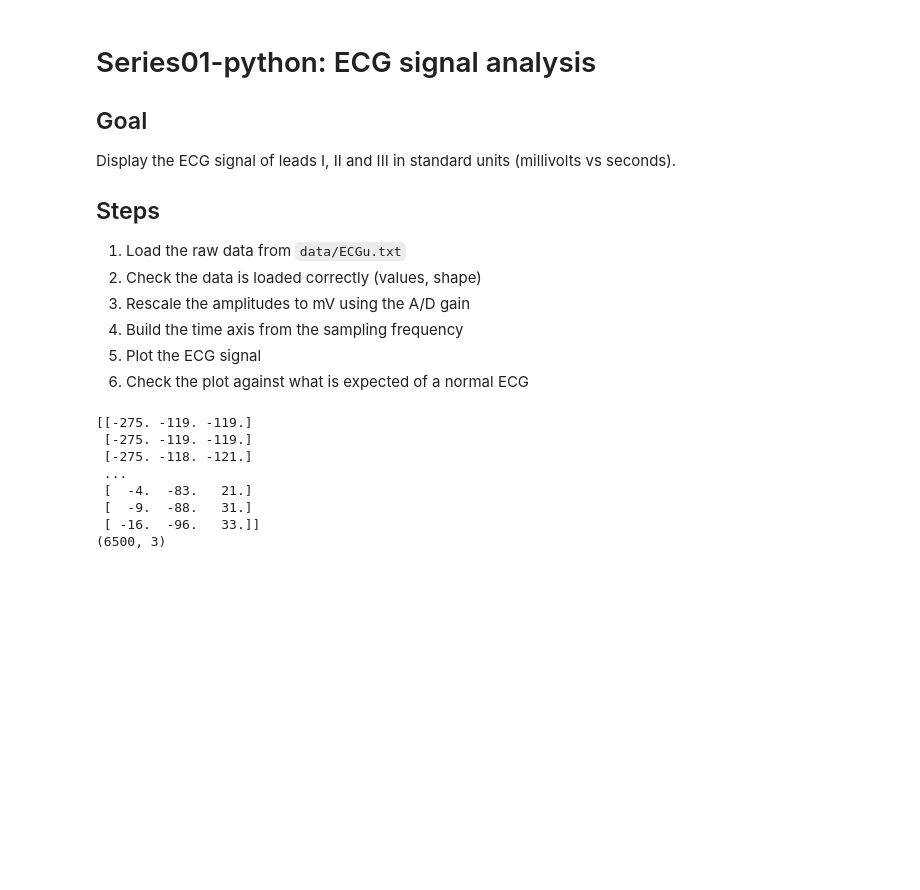
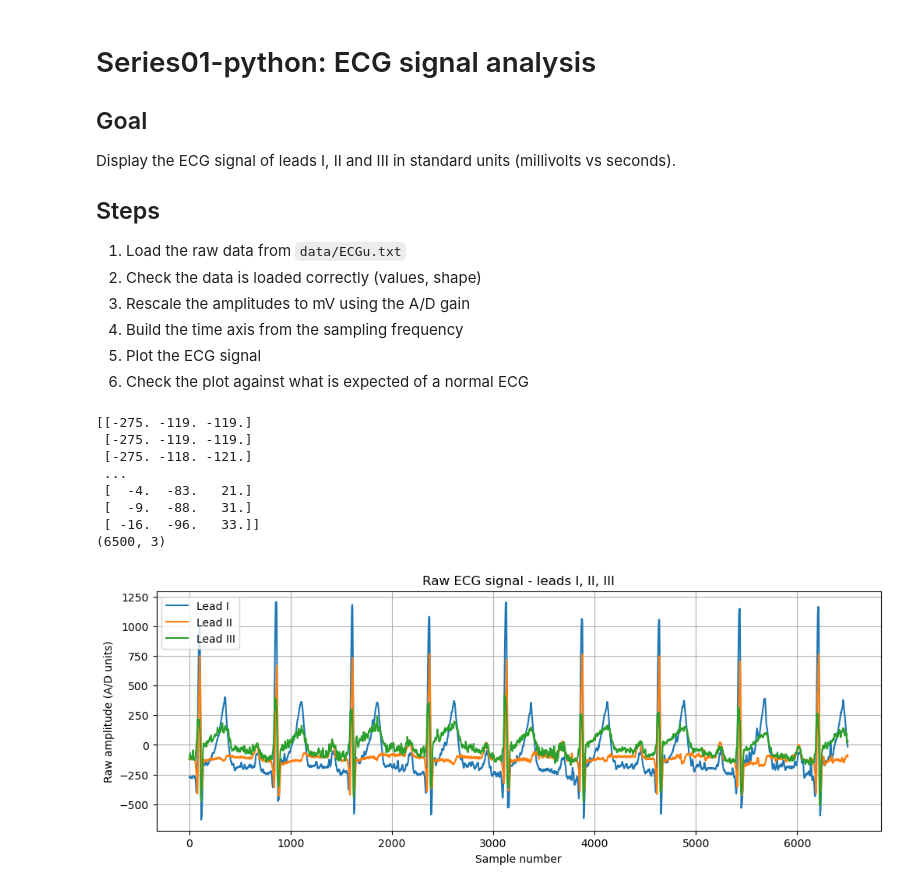
Before and after one commit to AlexisLag-student/Series01-Pythonv2, a Jupyter notebook: Series01-python.ipynb, the cells around one changed output. Drawn from its saved outputs; the diff is of its cells as text; code cells hidden in the pictures; blank space fills up the shorter version.

Commit message:
Plot the raw data

```diff
--- a/Series01-python.ipynb
+++ b/Series01-python.ipynb
@@ -34,3 +34,15 @@ print(ecg_raw.shape)
  [  -9.  -88.   31.]
  [ -16.  -96.   33.]]
 (6500, 3)
+# %%
+# CELL 4: plot the raw ECG data (all three leads)
+plt.figure(figsize=(12, 4))
+plt.plot(ecg_raw)
+plt.xlabel("Sample number")
+plt.ylabel("Raw amplitude (A/D units)")
+plt.title("Raw ECG signal - leads I, II, III")
+plt.legend(["Lead I", "Lead II", "Lead III"])
+plt.grid()
+plt.show()
+# %% [output]
+[figure, added]
```
